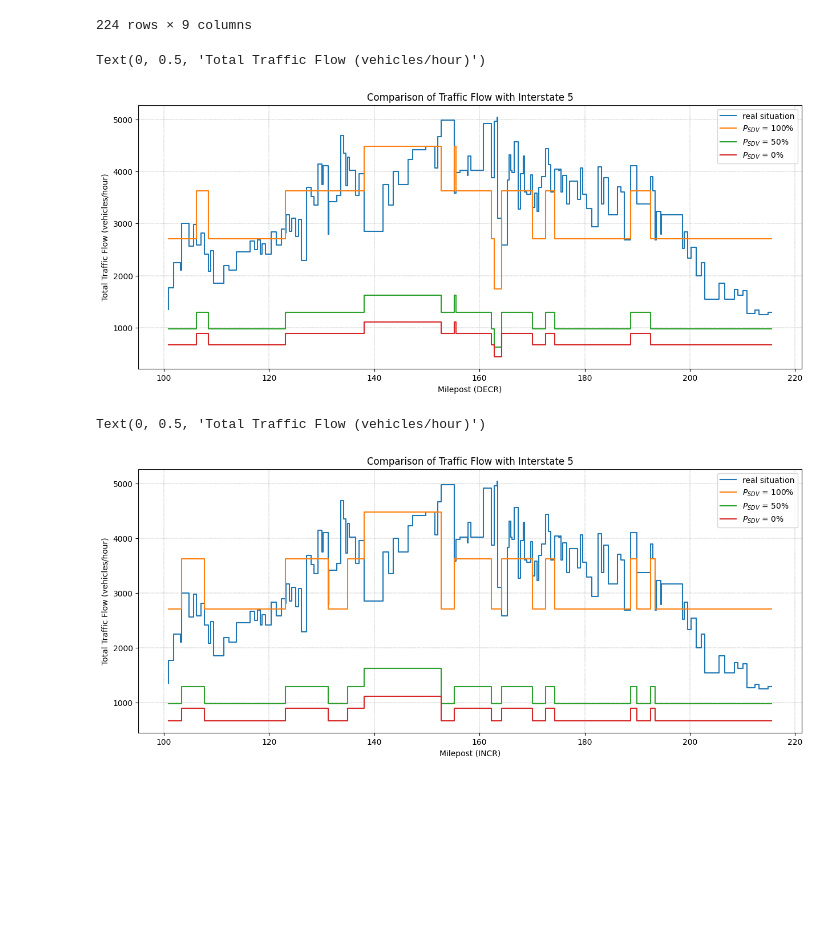
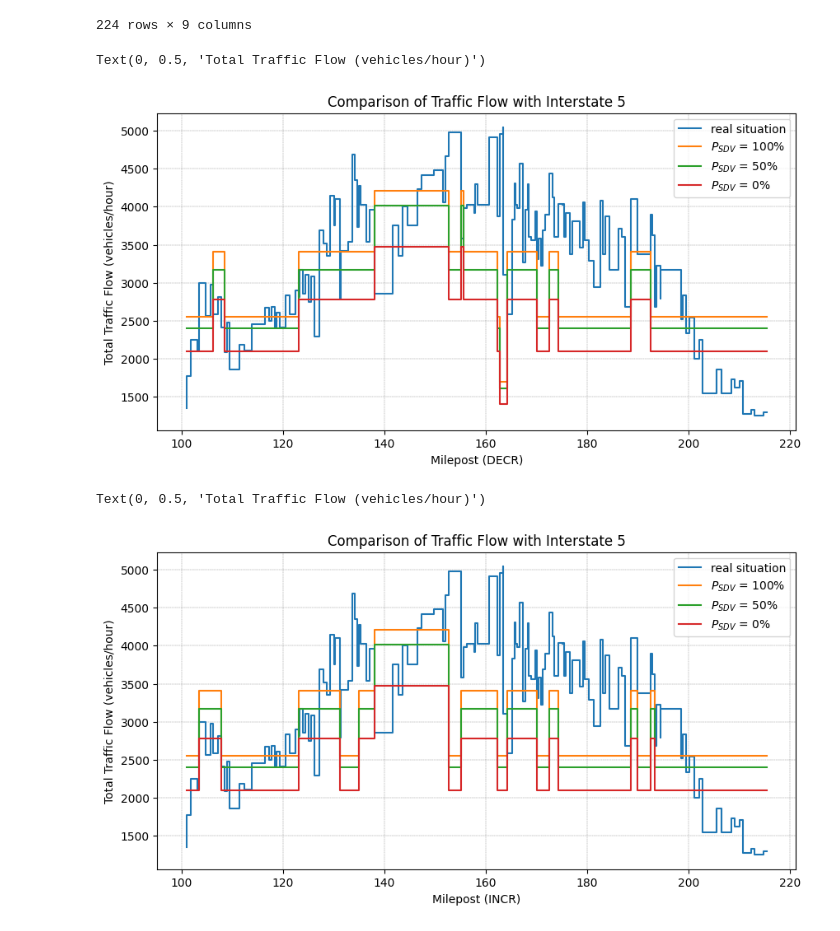
Before and after one commit to JuChunHuang/MultilaneNaschModel, a Jupyter notebook: analysis/real_data_comparison.ipynb, the cells around one changed output. Cells and saved outputs as stored; diff of their text form; code cells hidden in the pictures; blank space fills up the shorter version.

```diff
--- a/analysis/real_data_comparison.ipynb
+++ b/analysis/real_data_comparison.ipynb
@@ -25,9 +25,9 @@ df
 | 223 | 520 | 12.38 | 12.83 | 37000 | SR | 2 | ... |
 224 rows × 9 columns
 # %%
-sdv100 = np.array([909, 1743, 2708, 3627, 4479])
-sdv50 = np.array([313, 626, 980, 1290, 1622])
-sdv0 = np.array([222, 444, 666, 893, 1109])
+sdv100 = np.array([847, 1696, 2553, 3404, 4214])
+sdv50 = np.array([795, 1608, 2406, 3173, 4017])
+sdv0 = np.array([719, 1408, 2094, 2779, 3470])
 # %%
 sdv100DECR_5 = []
 sdv100INCR_5 = []
@@ -43,23 +43,23 @@ for i in range(route5.shape[0]):
     sdv0DECR_5.append(sdv0[route5["Number_of_Lanes_DECR_MP_direction"][i]-1])
     sdv0INCR_5.append(sdv0[route5["Number_of_Lanes_INCR_MP_direction"][i]-1])
 # %%
-plt.figure(figsize=(15,6))
+plt.figure(figsize=(10,5))
 w = route5["startMilepost"]
 y = route5["Average_daily_traffic_counts_Year_2015"]/24/2
 plt.plot(w, y, drawstyle="steps-pre")
 plt.plot(w, sdv100DECR_5, drawstyle="steps-pre")
 plt.plot(w, sdv50DECR_5, drawstyle="steps-pre")
 plt.plot(w, sdv0DECR_5, drawstyle="steps-pre")
 plt.legend(["real situation", r'$P_{SDV}$ = 100%', r'$P_{SDV}$ = 50%', r'$P_{SDV}$ = 0%'])
 plt.grid(color = 'grey', linestyle = '--', linewidth = 0.3)
 plt.title("Comparison of Traffic Flow with Interstate 5")
 plt.xlabel("Milepost (DECR)")
 plt.ylabel("Total Traffic Flow (vehicles/hour)")
 # %% [output]
 Text(0, 0.5, 'Total Traffic Flow (vehicles/hour)')
-[figure, old version]
+[figure, new version]
 # %%
-plt.figure(figsize=(15,6))
+plt.figure(figsize=(10,5))
 w = route5["startMilepost"]
 y = route5["Average_daily_traffic_counts_Year_2015"]/24/2
 plt.plot(w, y, drawstyle="steps-pre")
@@ -73,7 +73,7 @@ plt.xlabel("Milepost (INCR)")
 plt.ylabel("Total Traffic Flow (vehicles/hour)")
 # %% [output]
 Text(0, 0.5, 'Total Traffic Flow (vehicles/hour)')
-[figure, old version]
+[figure, new version]
 # %%
 sdv100DECR_90 = []
 sdv100INCR_90 = []
```
Also changed, not shown: parts of 6 cells of this notebook.
